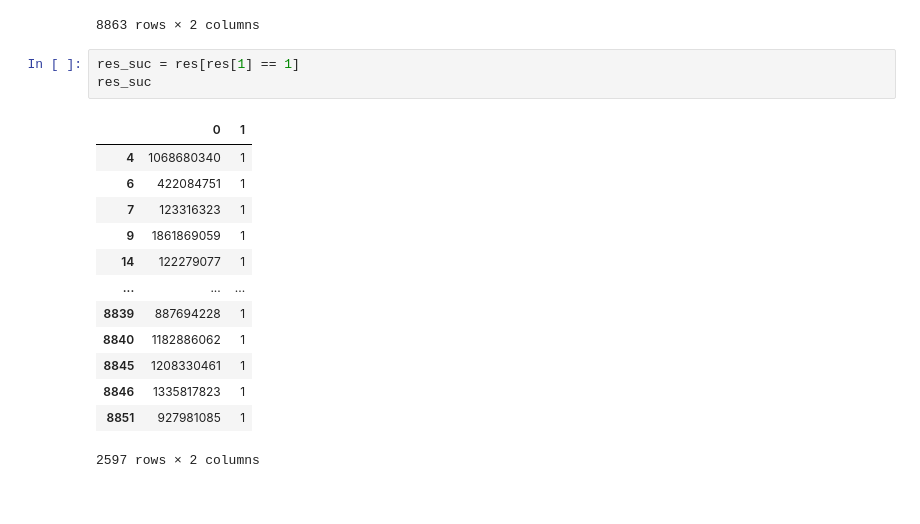
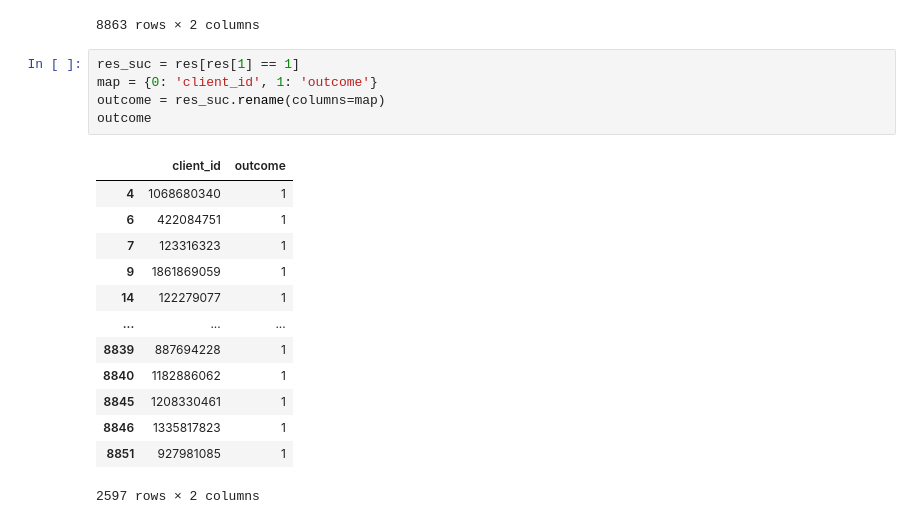
Before and after one commit to VladislavSpirydonau/Final-project-C4Y, a Jupyter notebook: clients to chose.ipynb, the cells around one changed output. Saved outputs shown, nothing was run; the diff lists cells and outputs as text.

```diff
--- a/clients to chose.ipynb
+++ b/clients to chose.ipynb
@@ -133,9 +133,11 @@ res
 8863 rows × 2 columns
 # %%
 res_suc = res[res[1] == 1]
-res_suc
+map = {0: 'client_id', 1: 'outcome'}
+outcome = res_suc.rename(columns=map)
+outcome
 # %% [output]
-|  | 0 | 1 |
+|  | client_id | outcome |
 | 4 | 1068680340 | 1 |
 | 6 | 422084751 | 1 |
 | 7 | 123316323 | 1 |
```
Also changed, not shown: parts of 2 cells of this notebook, 2 other files.
